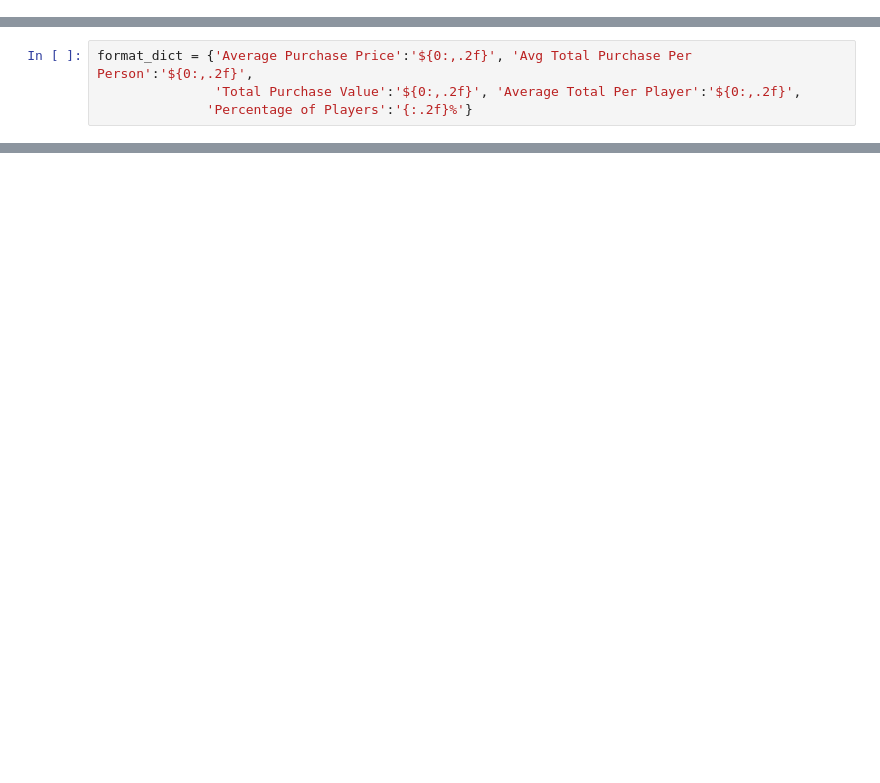
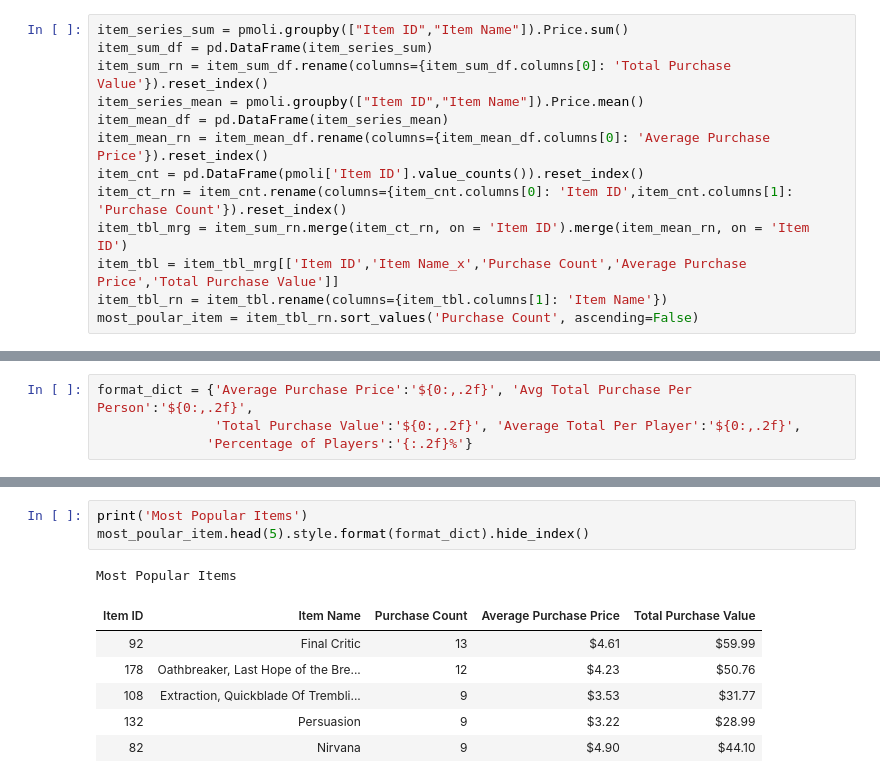
Before and after one commit to 5t4david/Pandas-Challenge, a Jupyter notebook: HeroesOfPyMoli/HeroesOfPyMoli.ipynb, the cells around one changed output, grey strips where cells are left out. Saved outputs shown, nothing was run; the diff lists cells and outputs as text; blank space fills up the shorter version.

```diff
--- a/HeroesOfPyMoli/HeroesOfPyMoli.ipynb
+++ b/HeroesOfPyMoli/HeroesOfPyMoli.ipynb
@@ -88,0 +73,13 @@ top_spender.head(5).style.format(format_dict).hide_index()
+# %%
+item_series_sum = pmoli.groupby(["Item ID","Item Name"]).Price.sum()
+item_sum_df = pd.DataFrame(item_series_sum)
+item_sum_rn = item_sum_df.rename(columns={item_sum_df.columns[0]: 'Total Purchase Value'}).reset_index()
+item_series_mean = pmoli.groupby(["Item ID","Item Name"]).Price.mean()
+item_mean_df = pd.DataFrame(item_series_mean)
+item_mean_rn = item_mean_df.rename(columns={item_mean_df.columns[0]: 'Average Purchase Price'}).reset_index()
+item_cnt = pd.DataFrame(pmoli['Item ID'].value_counts()).reset_index()
+item_ct_rn = item_cnt.rename(columns={item_cnt.columns[0]: 'Item ID',item_cnt.columns[1]: 'Purchase Count'}).reset_index()
+item_tbl_mrg = item_sum_rn.merge(item_ct_rn, on = 'Item ID').merge(item_mean_rn, on = 'Item ID')
+item_tbl = item_tbl_mrg[['Item ID','Item Name_x','Purchase Count','Average Purchase Price','Total Purchase Value']]
+item_tbl_rn = item_tbl.rename(columns={item_tbl.columns[1]: 'Item Name'})
+most_poular_item = item_tbl_rn.sort_values('Purchase Count', ascending=False)
@@ -156,0 +185,11 @@ Age_analysis.style.format(format_dict).hide_index()
+# %%
+print('Most Popular Items')
+most_poular_item.head(5).style.format(format_dict).hide_index()
+# %% [output]
+Most Popular Items
+| Item ID | Item Name | Purchase Count | Average Purchase Price | Total Purchase Value |
+| 92 | Final Critic | 13 | $4.61 | $59.99 |
+| 178 | Oathbreaker, Last Hope of the Bre... | 12 | $4.23 | $50.76 |
+| 108 | Extraction, Quickblade Of Trembli... | 9 | $3.53 | $31.77 |
+| 132 | Persuasion | 9 | $3.22 | $28.99 |
+| 82 | Nirvana | 9 | $4.90 | $44.10 |
```
Also changed, not shown: parts of 17 cells of this notebook.
